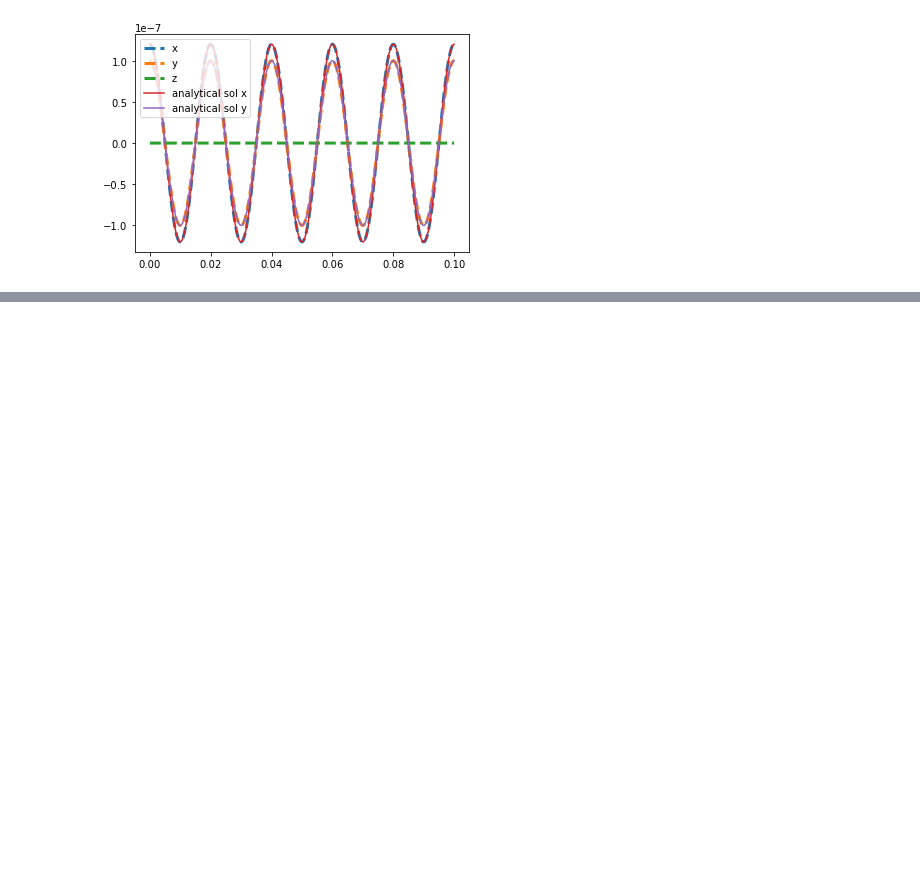
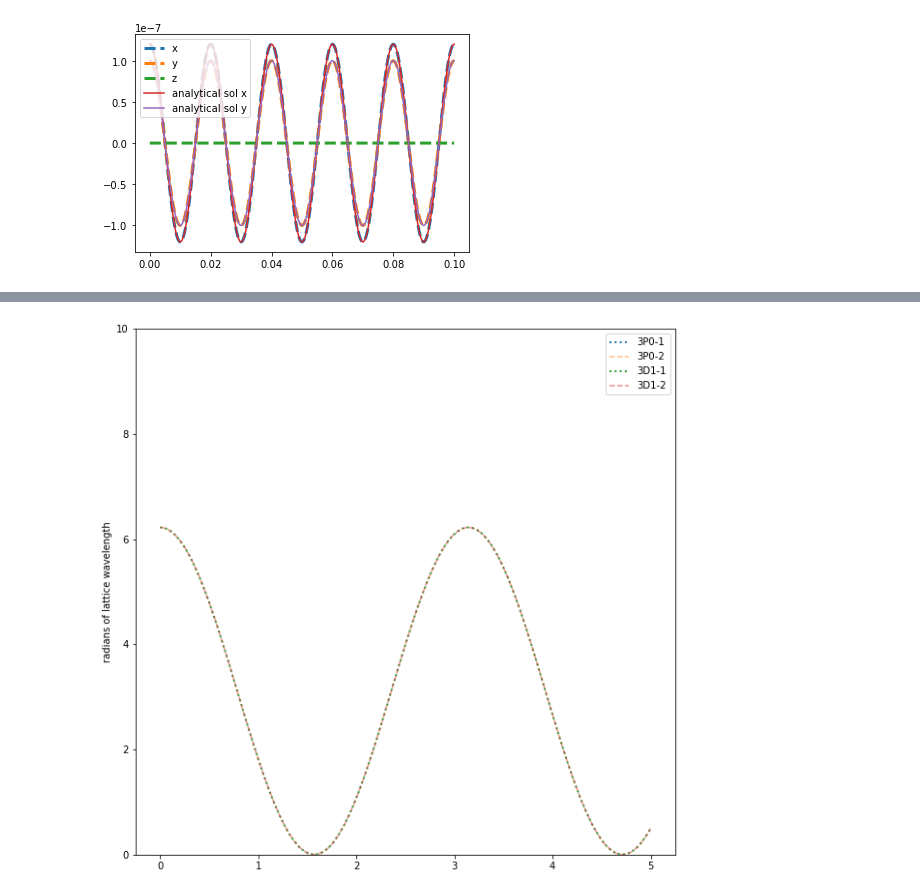
Before and after one commit to JacobSiegel22/GreyMolassesCooling, a Jupyter notebook: GrayMolasses_MC.ipynb, the cells around one changed output, grey strips where cells are left out. Drawn from its saved outputs; the diff is of its cells as text; code cells hidden in the pictures; blank space fills up the shorter version.

Commit message:
Add files via upload
Updated numbers for the whole program. Scattering rate now has a huge issue too where it didn't used to have before the updated numbers.

```diff
--- a/GrayMolasses_MC.ipynb
+++ b/GrayMolasses_MC.ipynb
@@ -485,0 +206,57 @@ plt.show()
+# %%
+#Time to test the energies.
+# If everything is correct and I apply counterpropagating beams of pi polarization we will get an intensity lattice.
+#we should see both dressed states have the same energy, and vary sinusoidally.
+klattice=2*np.pi/(759*10**(-9))
+pol = np.array([lambda z: 0,lambda z: 0,lambda z: np.cos(z)])
+N=100
+pos=[0,0,0]
+E2=np.zeros(N)
+E1=np.zeros(N)
+E3=np.zeros(N)
+E4=np.zeros(N)
+ii = np.linspace(0,5,N)
+j=0
+
+lam=1388*10**(-9)
+k=2*np.pi/lam
+c=3*10**(8)
+Gamma=2*np.pi*300*10**(3) #linewidth in Hz of 3P0
+Isat=133*Gamma/(lam*10**9)**3/10**3 #W/cm**2
+I=100/10**4 #Input power in W/cm**2
+
+Omega_1388=np.sqrt(I/Isat)*Gamma/np.sqrt(2)
+delta_1388=-200*10**(6) #detuning, here negative is blue, positive is red
+
+Omega_clock=1.8*10**3 #measured rabi frequency
+delta_clock=0
+
+for i in ii:
+
+    pos[0]=i
+    E1[j]=dressed_state_3P0_1_energy(pos, pol, Omega_clock,delta_clock,Omega_1388,delta_1388)
+    E2[j]=dressed_state_3P0_2_energy(pos, pol, Omega_clock,delta_clock,Omega_1388,delta_1388)
+    E3[j]=dressed_state_3D1_1_energy(pos, pol, Omega_clock,delta_clock,Omega_1388,delta_1388)
+    E4[j]=dressed_state_3D1_2_energy(pos, pol, Omega_clock,delta_clock,Omega_1388,delta_1388)
+    j+=1
+
+
+#its going to be much easier to read off the energy of the sisyphus (1388nm) lattice in terms
+#the recoil energy of the 759nm trapping lattice
+
+hbar=6.626*10**(-34)/(2*np.pi)
+m=2.85*10**(-25)
+Er=hbar**2*klattice**2/(2*m)
+
+plt.figure(figsize=(10,10))
+plt.plot(ii,E1/Er,label='3P0-1',linestyle='dotted',linewidth=2)
+plt.plot(ii,E2/Er,label='3P0-2',linestyle='--',alpha=0.5)
+plt.plot(ii,E3/Er,label='3D1-1',linestyle='dotted',linewidth=2)
+plt.plot(ii,E4/Er,label='3D1-2',linestyle='--', alpha=0.5)
+plt.ylim([0,10])
+
+plt.ylabel('radians of lattice wavelength') #ive found when I do this number in m python breaks down, so I'll do it in radians and just rescale using klattice back to m latter
+plt.legend()
+plt.show()
+# %% [output]
+[figure, added]
```
Also changed, not shown: parts of 17 cells of this notebook.
